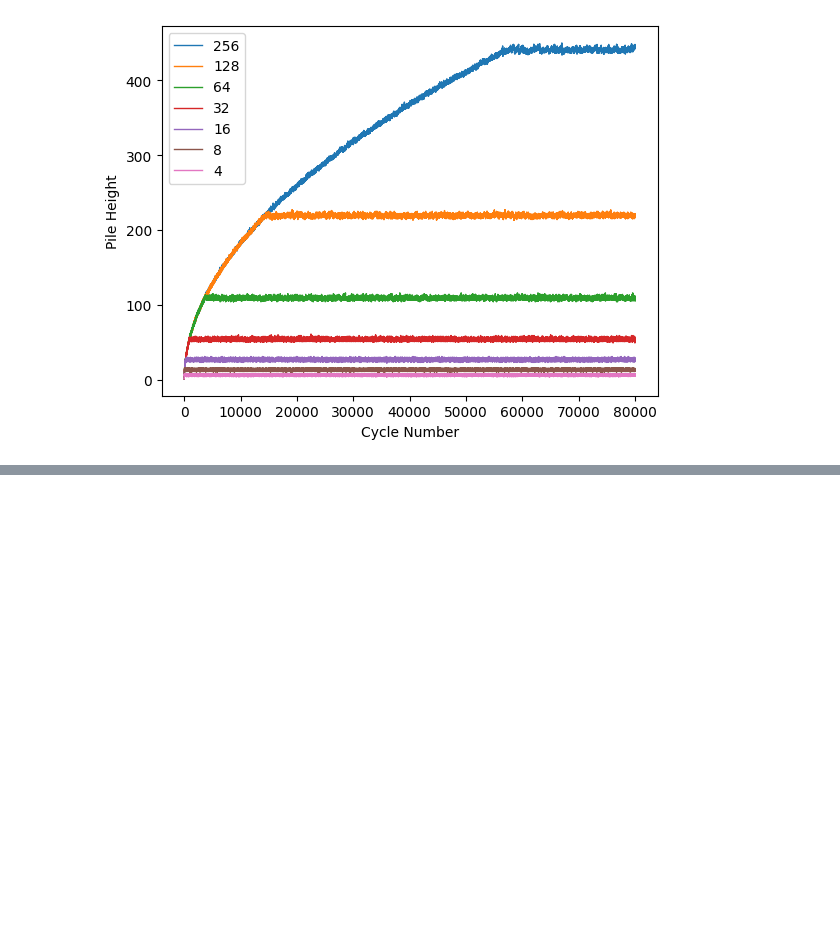
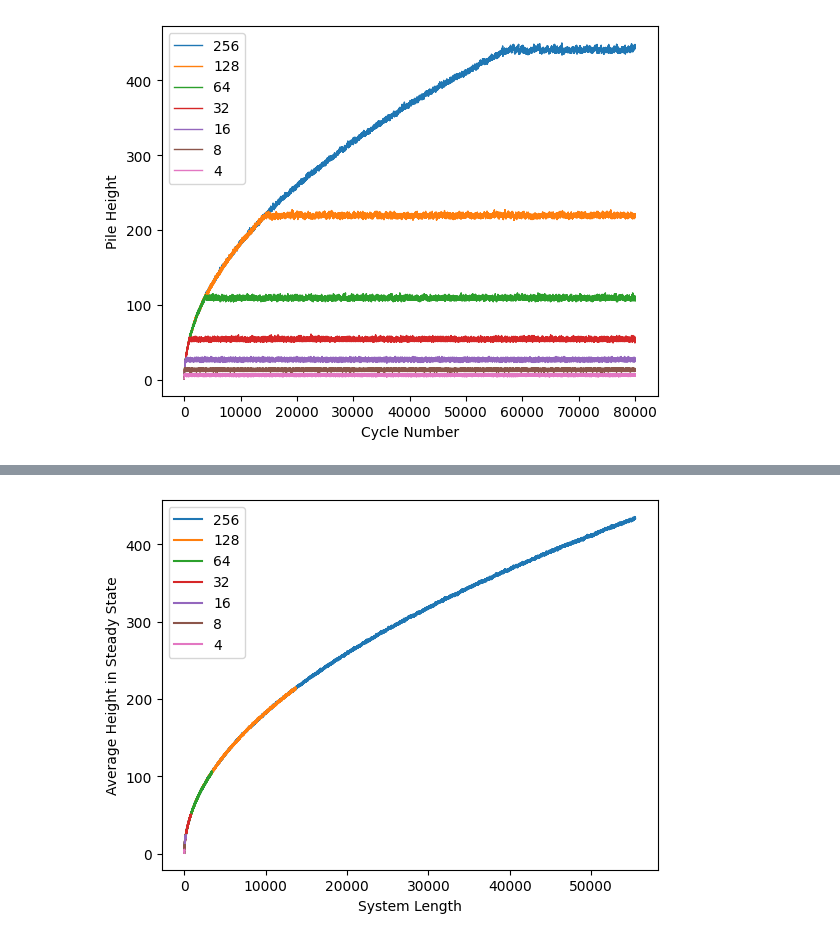
Before and after one commit to bdgrichards/oslo, a Jupyter notebook: oslo.ipynb, the cells around one changed output, grey strips where cells are left out. Cells and saved outputs as stored; diff of their text form; code cells hidden in the pictures; blank space fills up the shorter version.

```diff
--- a/oslo.ipynb
+++ b/oslo.ipynb
@@ -258,0 +379,27 @@ plt.show()
+# %%
+average_height_sequences = []
+lengths = [4, 8, 16, 32, 64, 128, 256]
+repetitions = 5
+# %%
+# a function to average lists of different lengths
+# all lists are truncated to the shortest length
+
+def average_different_lengths(a: list[list[int]]) -> list[int]:
+    list_lengths = [len(i) for i in a]
+    min_length = min(list_lengths)
+    for l in a:
+        while len(l) > min_length:
+            l.pop(-1)
+    return list(np.average(a, axis=0))
+# %%
+for length in lengths:
+    heights = []
+    for i in range(repetitions):
+        model = Model(length)
+        values = []
+        while model.get_is_transient():
+            model.cycle()
+            values.append(model.get_pile_height())
+        heights.append(values)
+    average_height_sequences.append(average_different_lengths(heights))
+    print(length, 'complete')
@@ -258,0 +414,11 @@ plt.show()
+# %%
+# linear plot
+for i in reversed(range(len(lengths))):
+    plt.plot(range(len(average_height_sequences[i])),
+             average_height_sequences[i], label=str(lengths[i]))
+plt.legend()
+plt.xlabel("System Length")
+plt.ylabel("Average Height in Steady State")
+plt.show()
+# %% [output]
+[figure, added]
```
Also changed, not shown: parts of 24 cells of this notebook.
